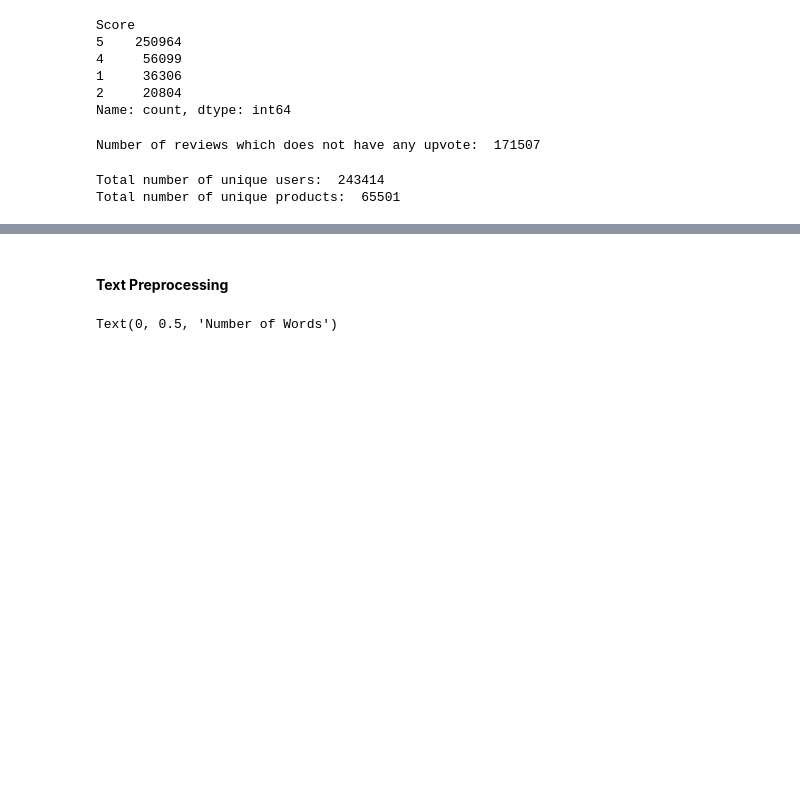
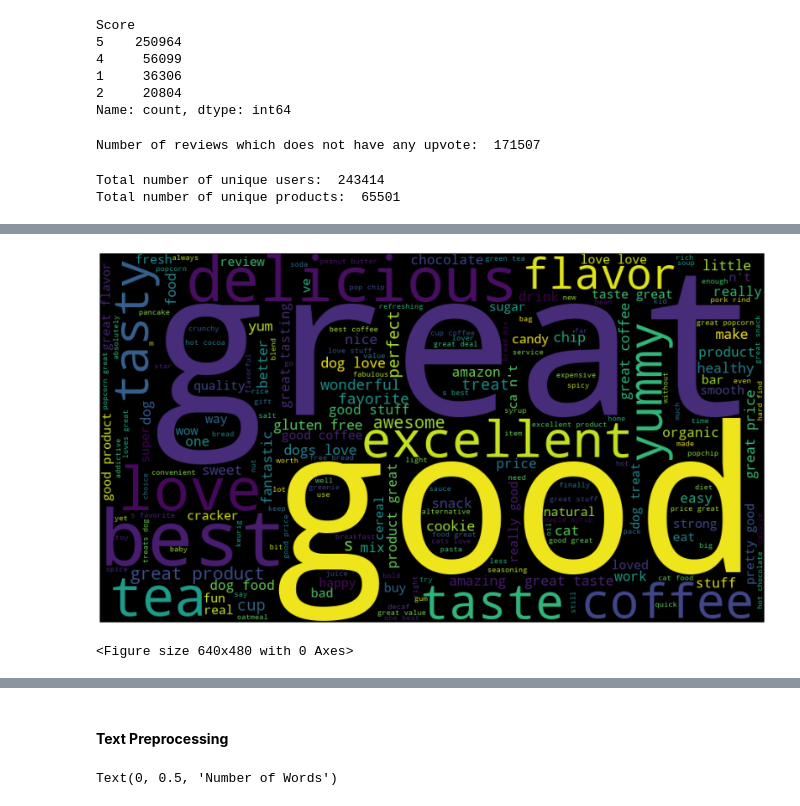
Before and after one commit to SophiaBouchama/review-analysis-teamc, a Jupyter notebook: code/preprocessing.ipynb, the cells around one changed output, grey strips where cells are left out. Cells and saved outputs as stored; diff of their text form; code cells hidden in the pictures; blank space fills up the shorter version.

```diff
--- a/code/preprocessing.ipynb
+++ b/code/preprocessing.ipynb
@@ -122,0 +161,44 @@ Total number of unique products:  65501
+# %%
+pos = temp_df.loc[temp_df['Sentiment'] == 'positive']
+pos = pos[0:25000]
+
+neg = temp_df.loc[temp_df['Sentiment'] == 'negative']
+neg = neg[0:25000]
+# %%
+import nltk
+from nltk.corpus import stopwords
+from nltk.tokenize import word_tokenize
+from wordcloud import WordCloud
+import string
+import matplotlib.pyplot as plt
+
+
+def create_Word_Corpus(temp):
+    words_corpus = ''
+    for val in temp["Summary"]:
+        text = str(val).lower()
+        tokens = []
+        tokens = word_tokenize(text)
+        tokens = [word for word in tokens if word not in stopwords.words('english')]
+        for words in tokens:
+            words_corpus = words_corpus + ' ' + words
+    return words_corpus
+
+# Generate a word cloud image
+pos_wordcloud = WordCloud(width=900, height=500).generate(create_Word_Corpus(pos))
+neg_wordcloud = WordCloud(width=900, height=500).generate(create_Word_Corpus(neg))
+# %%
+# Plot cloud
+def plot_Cloud(wordCloud):
+    plt.figure( figsize=(20,10), facecolor='w')
+    plt.imshow(wordCloud)
+    plt.axis("off")
+    plt.tight_layout(pad=0)
+    plt.show()
+    plt.savefig('wordclouds.png', facecolor='w', bbox_inches='tight')
+# %%
+#Visuallizing popular positive words
+plot_Cloud(pos_wordcloud)
+# %% [output]
+[figure, added]
+<Figure size 640x480 with 0 Axes>
```
Also changed, not shown: parts of 16 cells of this notebook, 1 other file.
